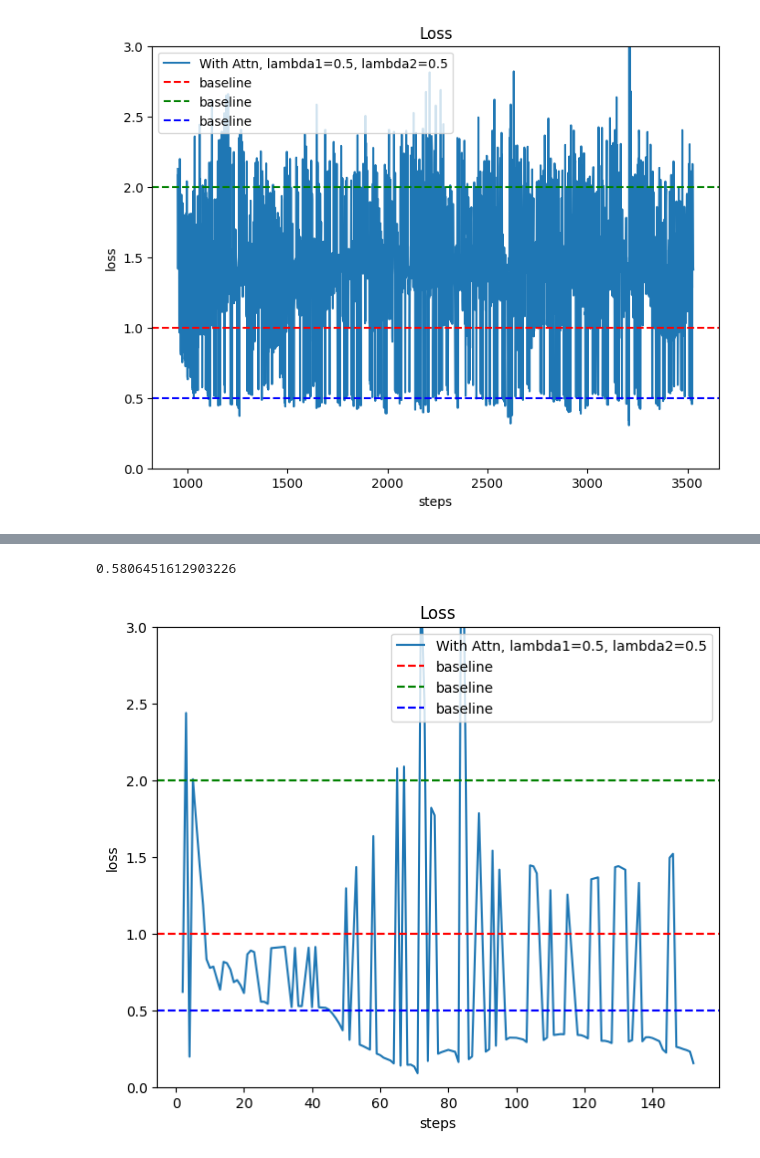
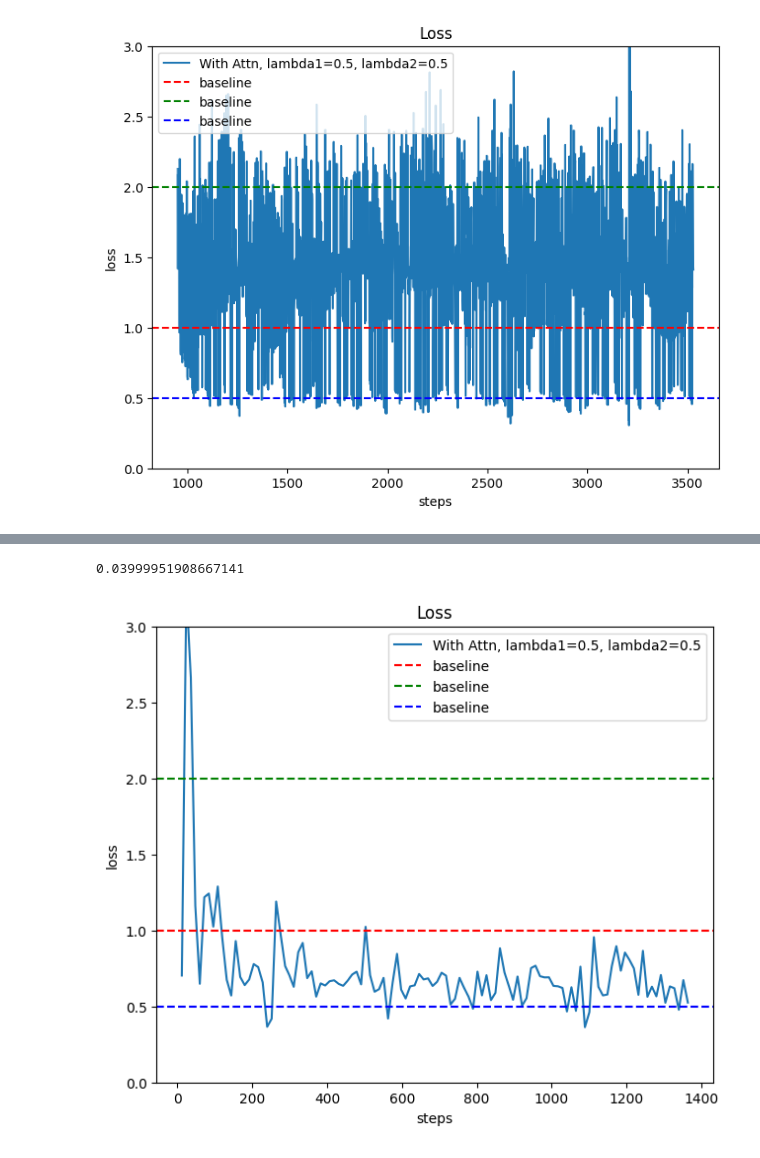
Before and after one commit to kimdj98/onj_, a Jupyter notebook: model2/modules/visualize.ipynb, the cells around one changed output, grey strips where cells are left out. Drawn from its saved outputs; the diff is of its cells as text; code cells hidden in the pictures.

```diff
--- a/model2/modules/visualize.ipynb
+++ b/model2/modules/visualize.ipynb
@@ -132,21 +132,23 @@ import numpy as np
 import matplotlib.pyplot as plt
 %matplotlib inline
 
+import os
+os.chdir("/mnt/aix22301/onj")
 
 # load the log file
-with open("/mnt/aix22301/onj/log/log_time_2024-07-26_17-04-56_lr_0.004_batch_16_epochs_100_lambda1_0.0_lambda2_1.0_patch3d_(8, 8, 4)_patch2d_(64, 64)_embed_2048_head_8_width2d_2048_width3d_512/log.txt", "r") as f:
+with open("./log/log_time_2024-07-30_13-08-05_lr_0.04_batch_1_epochs_100_lambda1_0.0_lambda2_1.0_patch3d_(8, 8, 4)_patch2d_(64, 64)_embed_2048_head_8_width2d_2048_width3d_512/log.txt", "r") as f:
     lines = f.readlines()
 
 # parse the individual lines, group by stream (train,val,hella)
 streams = {}
 streams2 = {}
 for line in lines:
-    step, stream, val, stream2, val2, stream3, val3, stream4, val4, _, _, _ = line.strip().split()
+    step, stream, val, stream2, val2 = line.strip().split()
     if stream not in streams:
         streams[stream] = {}
         streams2[stream2] = {}
     streams[stream][int(step)] = float(val)
-    streams2[stream2][int(step)] = float(val2)
+    streams2[stream2][int(step)] = float(val2[1: -1])
 
 # convert each stream from {step: val} to (steps[], vals[])
 # so it's easier for plotting
@@ -161,7 +163,7 @@ for k, v in streams.items():
 streams2_xy = {}
 for k, v in streams2.items():
     # get all (step, val) items, sort them
-    xy = sorted(list(v.items())[0:155])
+    xy = sorted(list(v.items()))
     # unpack the list of tuples to tuple of lists
     streams2_xy[k] = list(zip(*xy))
 
@@ -184,6 +186,6 @@ plt.ylim(top=3.0, bottom = 0.0)
 plt.legend()
 plt.title("Loss")
 
-xs, ys = streams2_xy["mark"]
-np.mean(ys[0:156])
+xs, ys = streams2_xy["lr"]
+np.mean(ys)
 # %% [output]
@@ -191,5 +193,5 @@ Min Train Loss: 0.0892
-0.5806451612903226
+0.03999951908667141
-[figure, old version]
+[figure, new version]
 # %%
 # TODO: batch gradient descent
 # TODO: accuracy plot
```
Also changed, not shown: parts of 1 cell of this notebook, 1 other file.
